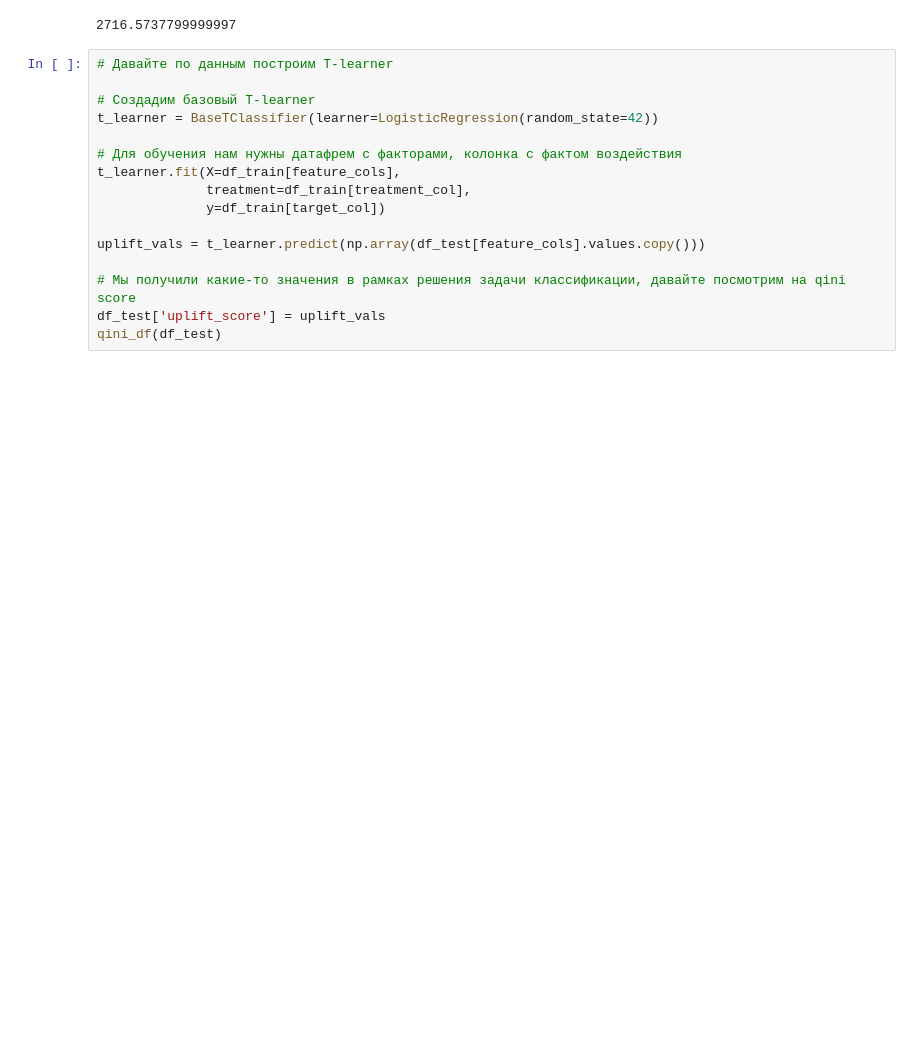
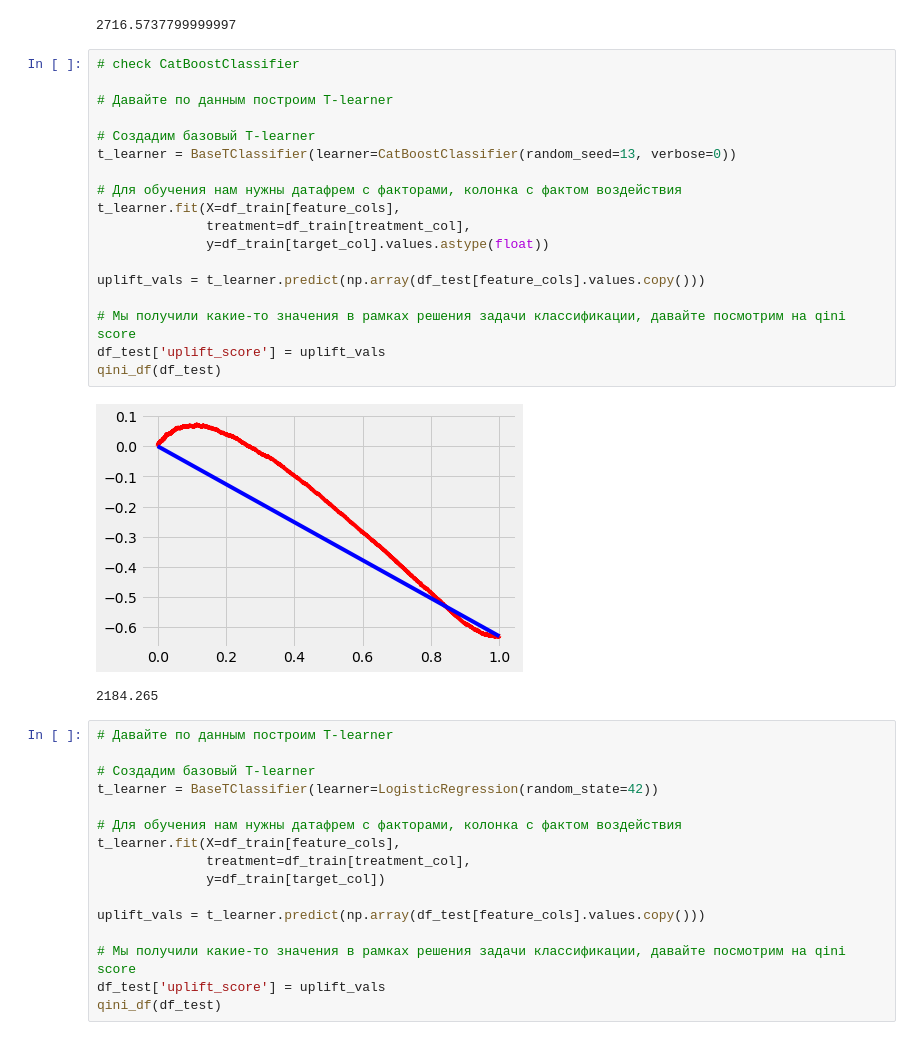
Before and after one commit to Segodnya/skillfactory-ds-studies, a Jupyter notebook: module_mle_22/project_criteo_uplift.ipynb, the cells around one changed output. Saved outputs shown, nothing was run; the diff lists cells and outputs as text; blank space fills up the shorter version.

Commit message:
add T-learner with CatBoostRegressor (y-array to float)

```diff
--- a/module_mle_22/project_criteo_uplift.ipynb
+++ b/module_mle_22/project_criteo_uplift.ipynb
@@ -127,6 +127,27 @@ Please also refer to the documentation for alternative solver options:
     https://scikit-learn.org/stable/modules/linear_model.html#logistic-regression
 [figure]
 2716.5737799999997
+# %%
+# check CatBoostClassifier
+
+# Давайте по данным построим T-learner
+
+# Создадим базовый T-learner
+t_learner = BaseTClassifier(learner=CatBoostClassifier(random_seed=13, verbose=0))
+
+# Для обучения нам нужны датафрем с факторами, колонка с фактом воздействия
+t_learner.fit(X=df_train[feature_cols],
+              treatment=df_train[treatment_col],
+              y=df_train[target_col].values.astype(float))
+
+uplift_vals = t_learner.predict(np.array(df_test[feature_cols].values.copy()))
+
+# Мы получили какие-то значения в рамках решения задачи классификации, давайте посмотрим на qini score
+df_test['uplift_score'] = uplift_vals
+qini_df(df_test)
+# %% [output]
+[figure, added]
+2184.265
 # %%
 # Давайте по данным построим T-learner
 
```
Also changed, not shown: parts of 2 cells of this notebook.
